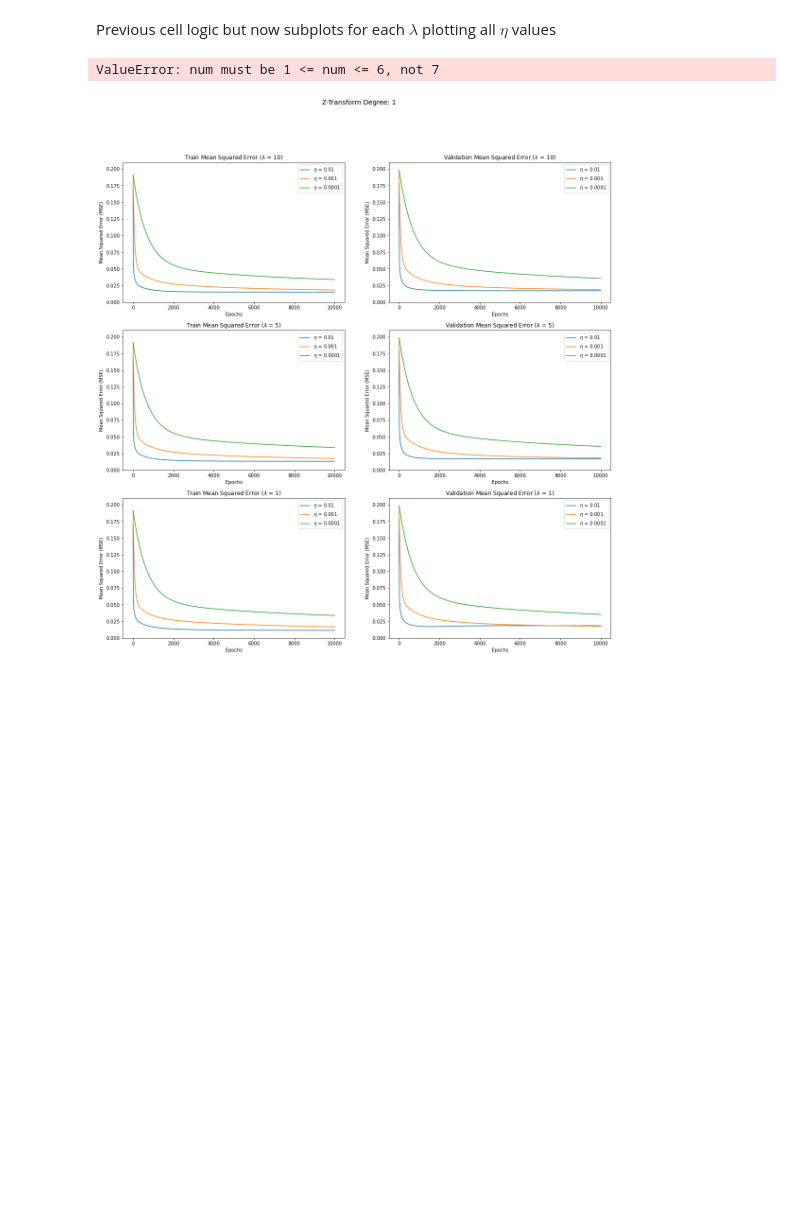
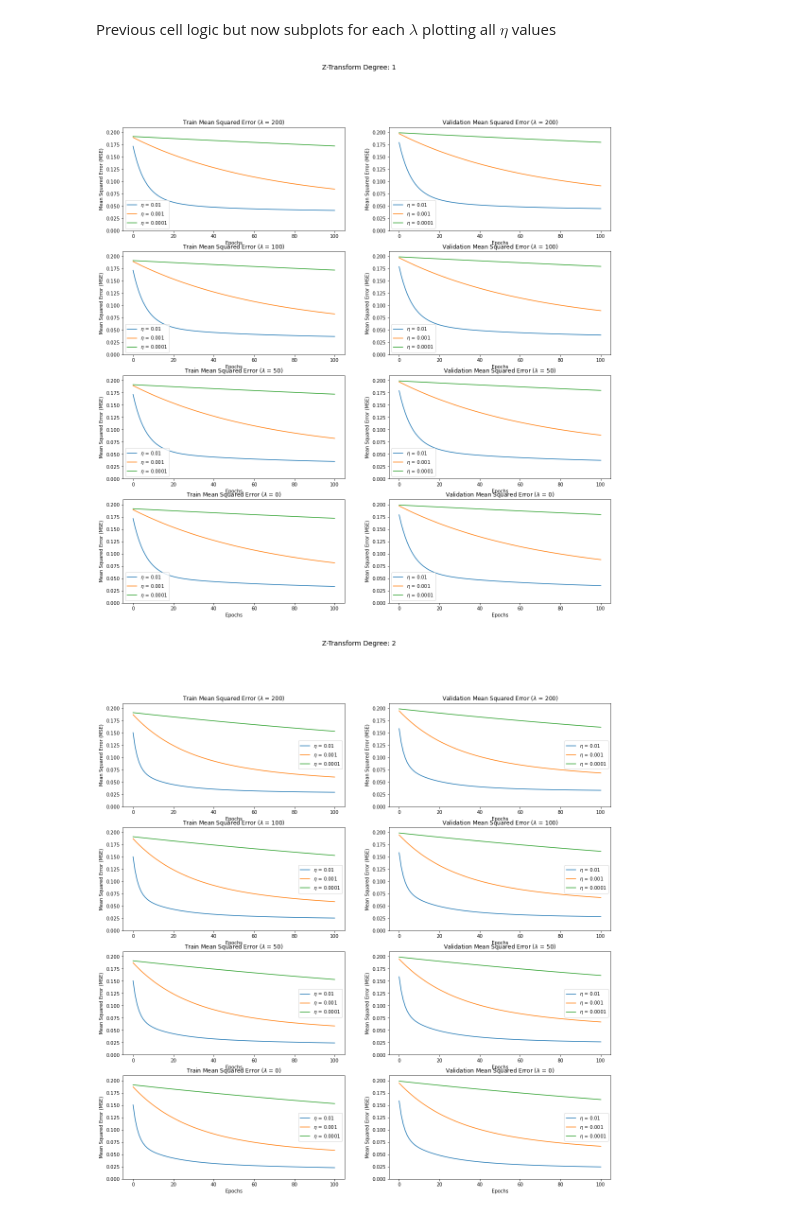
Before and after one commit to b-chalpin/linear-regression, a Jupyter notebook: gd_subproject_5.ipynb, the cells around one changed output. Drawn from its saved outputs; the diff is of its cells as text; code cells hidden in the pictures; blank space fills up the shorter version.

```diff
--- a/gd_subproject_5.ipynb
+++ b/gd_subproject_5.ipynb
@@ -8,7 +7,7 @@ from playsound import playsound
 ### Load Model Training Output Data
 From the previous section, we stored the model training outputs. We will use this cached data for visualization purposes. This is so we do not have to train our model every time before we want to analyze the results.
 # %%
-gd_output_filename = "./output/2022-02-10_17-53-23.760112_GD_degree-1_epochs-100_eta-0.01-0.001-0.0001_lam-10-5-1-0.1-0.01.json"
+gd_output_filename = "./output/2022-02-11_12-59-10.531359_GD_degree-3_epochs-5000_eta-0.01-0.001-0.0001_lam-200-100-0.json"
 
 # load our data
 with open(gd_output_filename, "r") as file:
@@ -36,8 +35,13 @@ def print_training_result_item(item):
 
 # print min MSEs
 # find min MSE for test in training_results
-min_test_mse_item = min(training_results, key=lambda x: x["min_test_mse"])
-min_train_mse_item = min(training_results, key=lambda x: x["min_train_mse"])
+for r in range(1, max_degree + 1):
+    training_results_for_degree = list(filter(lambda x: x["degree"] == r, training_results))
 
-print("train with minimum test MSE:")
-print_training_result_item(min_test_mse_item)
+    # print(training_results_for_degree)
+
+    min_test_mse_item = min(training_results_for_degree, key=lambda x: x["min_test_mse"])
+    min_train_mse_item = min(training_results_for_degree, key=lambda x: x["min_train_mse"])
+
+    print(f"train with minimum test MSE for degree {r}:")
+    print_training_result_item(min_test_mse_item)
@@ -66,15 +59,13 @@ Pseudo-Code for the algorithm below:
 # %%
 # plotting config
 plot_output_path = "./output/plots/"
-epoch_start_index = 0
-epoch_end_index = 50
+epoch_start_index = 25
+epoch_end_index = None
 subplot_rows = len(eta_list)
 subplot_cols = 2
 
 # our x-axis
-x_epochs = np.arange(training_epochs + 1)
-
-print(x_epochs)
+x_epochs = np.arange(training_epochs)
 
 # for each degree we create a figure
 for r in np.arange(1, max_degree + 1):
@@ -135,13 +125,13 @@ plt.show()
 Previous cell logic but now subplots for each $\lambda$ plotting all $\eta$ values
 # %%
 # plotting config
-epoch_start_index = 0
-epoch_end_index = 10_000
-subplot_rows = len(eta_list)
+epoch_start_index = 25
+epoch_end_index = None
+subplot_rows = len(lam_list)
 subplot_cols = 2
 
 # our x-axis
-x_epochs = np.arange(training_epochs + 1)
+x_epochs = np.arange(training_epochs)
 
 # for each degree we create a figure
 for r in np.arange(1, max_degree + 1):
@@ -170,32 +160,32 @@ for r in np.arange(1, max_degree + 1):
 
             y_val = list(filter(lambda x:
                                 x["degree"] == r and
                                 x["epochs"] == training_epochs and
                                 x["eta"] == eta_val and
                                 x["lam"] == lam_val,
                                 training_results))
 
             y_train_mse = y_val[0]["train_mse"]
             y_test_mse = y_val[0]["test_mse"]
 
             train_mse_ax.plot(x_epochs[epoch_start_index:epoch_end_index],
                               y_train_mse[epoch_start_index:epoch_end_index],
                               label=f"$\eta$ = {eta_val}")
 
             test_mse_ax.plot(x_epochs[epoch_start_index:epoch_end_index],
                              y_test_mse[epoch_start_index:epoch_end_index],
                              label=f"$\eta$ = {eta_val}")
 
         train_mse_ax.legend()
         test_mse_ax.legend()
 
         train_mse_ax.set_ylim([0, 0.21])
         test_mse_ax.set_ylim([0, 0.21])
 
     # save output
     degree_fig.savefig(f"{plot_output_path}/gd_fig_degree-{r}-ETA_legend.jpeg") # TODO: make better name
 
 plt.show()
 # %% [output]
-ValueError: num must be 1 <= num <= 6, not 7
-[figure, old version]
+[figure, new version]
+[figure, added]
```
Also changed, not shown: parts of 4 cells of this notebook, 13 other files.
